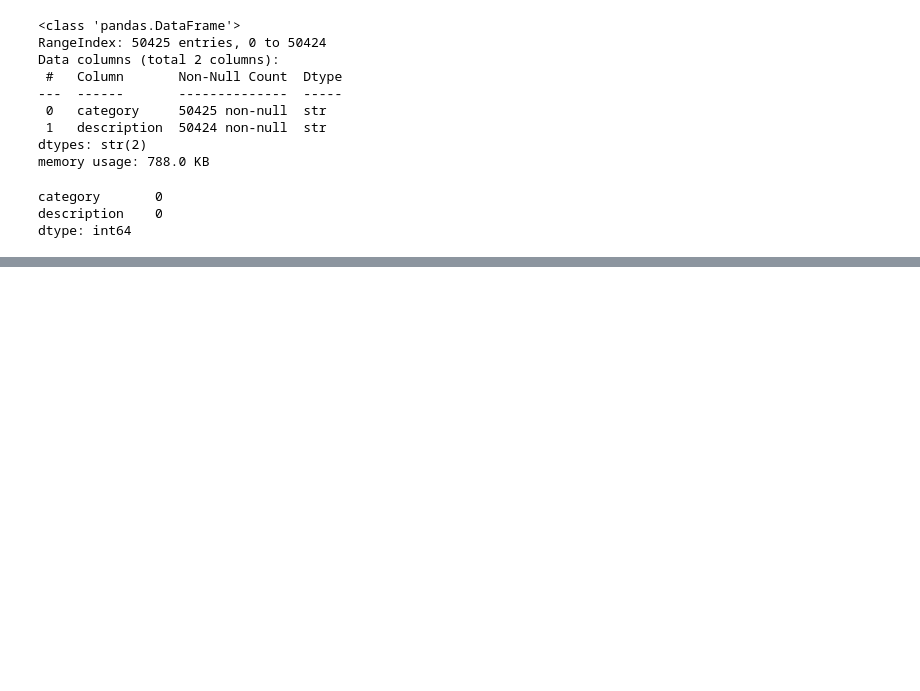
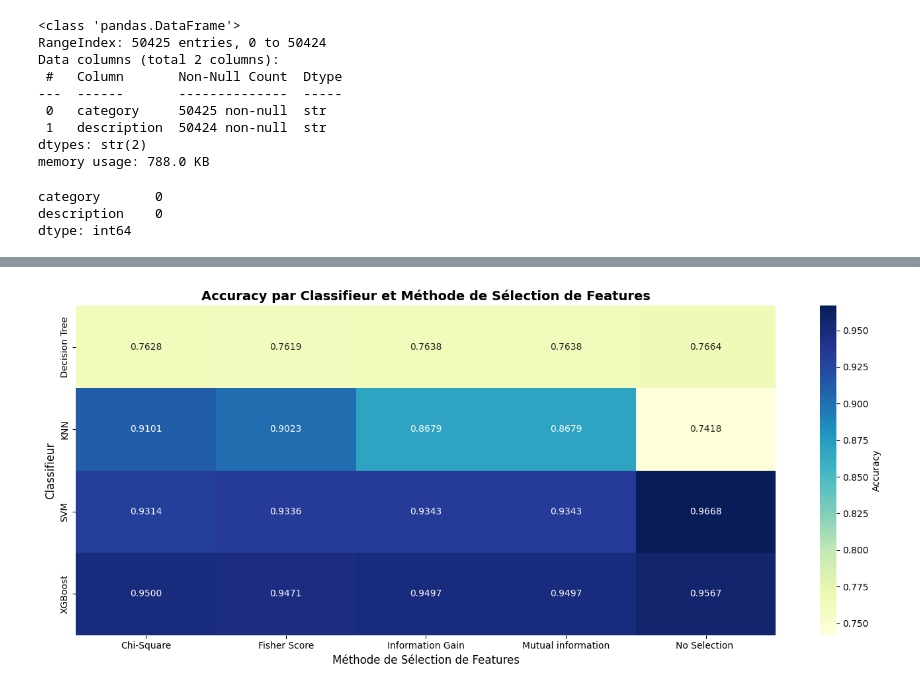
Before and after one commit to Yae-sine/AI_PLayground, a Jupyter notebook: TextMining/E-commerce_Dataset/notebooks/notebook.ipynb, the cells around one changed output, grey strips where cells are left out. Drawn from its saved outputs; the diff is of its cells as text; code cells hidden in the pictures; blank space fills up the shorter version.

```diff
--- a/TextMining/E-commerce_Dataset/notebooks/notebook.ipynb
+++ b/TextMining/E-commerce_Dataset/notebooks/notebook.ipynb
@@ -73,0 +122,23 @@ chi2_selector = SelectKBest(chi2 , k = k_features)
+# %%
+from sklearn.feature_selection import f_classif
+
+fisher_selector = SelectKBest(f_classif , k= k_features)
+X_train_fisher = fisher_selector.fit_transform(X_train_tfidf , y_train)
+X_test_fisher = fisher_selector.transform(X_test_tfidf)
+# %%
+classifiers = {
+    'Decision Tree' : DecisionTreeClassifier(random_state=42 , max_depth=10),
+    'KNN' : KNeighborsClassifier(n_neighbors= 5),
+    'SVM' : SVC(kernel = 'linear' , random_state=42),
+    'XGBoost' : XGBClassifier(random_state= 42 , eval_metric = 'mlogloss' , use_label_encoder = False)
+}
+# %%
+results = []
+
+feature_selection_methods = {
+    'No Selection ' : (X_train_tfidf , X_test_tfidf),
+    'Chi-Square' : (X_train_chi2 , X_test_chi2),
+    'Mutual information' : (X_train_mi , X_test_mi) ,
+    'Information Gain' : (X_train_mi , X_test_mi) ,
+    'Fisher Score' : (X_train_fisher , X_test_fisher)
+}
@@ -73,0 +209,6 @@ chi2_selector = SelectKBest(chi2 , k = k_features)
+# %%
+results_df = pd.DataFrame(results)
+
+print("Results in form of a table")
+
+display(results_df.round(4))
@@ -73,0 +265,13 @@ chi2_selector = SelectKBest(chi2 , k = k_features)
+# %%
+# Heatmap de l'accuracy pour chaque combinaison
+pivot_accuracy = results_df.pivot(index='Classifier', columns='Feature Selection', values='Accuracy')
+
+plt.figure(figsize=(14, 6))
+sns.heatmap(pivot_accuracy, annot=True, fmt='.4f', cmap='YlGnBu', cbar_kws={'label': 'Accuracy'})
+plt.title('Accuracy par Classifieur et Méthode de Sélection de Features', fontsize=14, fontweight='bold')
+plt.xlabel('Méthode de Sélection de Features', fontsize=12)
+plt.ylabel('Classifieur', fontsize=12)
+plt.tight_layout()
+plt.show()
+# %% [output]
+[figure, added]
```
Also changed, not shown: parts of 12 cells of this notebook.
